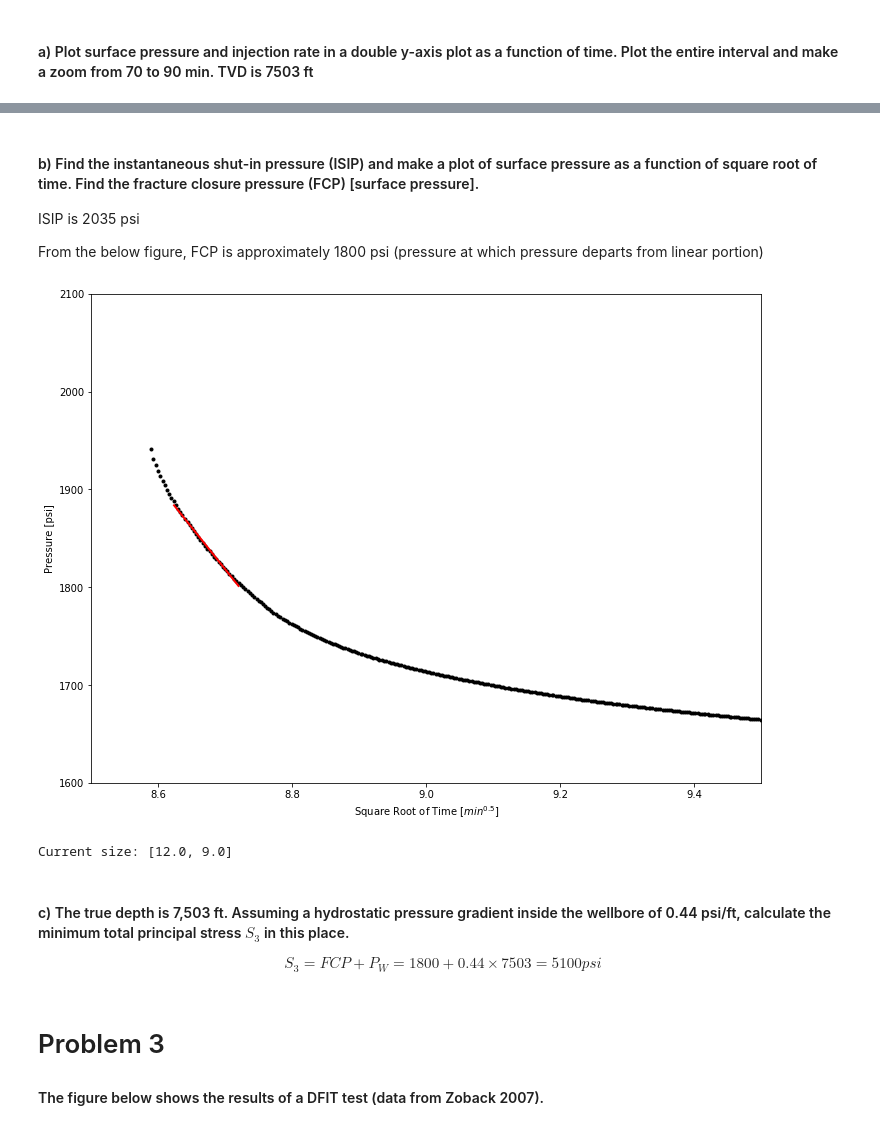
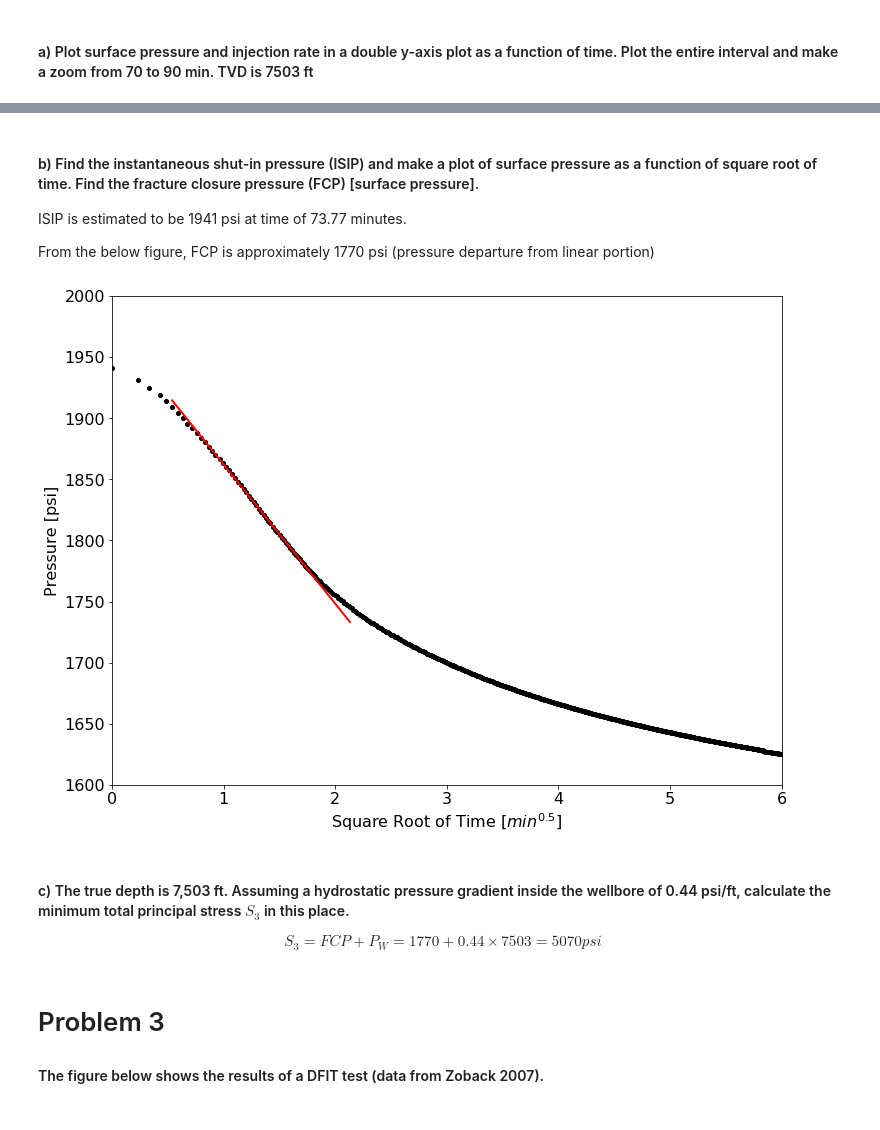
Before and after one commit to dnicolasespinoza/GeomechanicsJupyter, a Jupyter notebook: UndergradHomework/HW6/HW6 Solutions.ipynb, the cells around one changed output, grey strips where cells are left out. Cells and saved outputs as stored; diff of their text form; code cells hidden in the pictures.

```diff
--- a/UndergradHomework/HW6/HW6 Solutions.ipynb
+++ b/UndergradHomework/HW6/HW6 Solutions.ipynb
@@ -84,15 +84,17 @@ ax1.set_xlabel('Time')
 ax1.set_ylabel('Rate [bbl/min]', color='b')
 ax2.set_ylabel('Pressure [psi]', color='k')
 # Axis range
-plt.xlim([60, 120])
+plt.xlim([70, 120])
 ax1.set_ylim(0, 100)
 ax2.set_ylim(500, 2500)
 plt.show()
 # Get current figure size
 fig_size = plt.rcParams["figure.figsize"]
-print ("Current size:", fig_size)
+# print ("Current size:", fig_size)
 # Set figure size
 fig_size[0] = 12
 fig_size[1] = 9
 plt.rcParams["figure.figsize"] = fig_size
+# Set font size
+plt.rcParams.update({'font.size': 16})
 # %% [output]
@@ -115,9 +116,11 @@ ax2.set_ylim(500, 2500)
 plt.show()
 # Get current figure size
 fig_size = plt.rcParams["figure.figsize"]
-print ("Current size:", fig_size)
+# print ("Current size:", fig_size)
 # Set figure size
 fig_size[0] = 12
 fig_size[1] = 9
 plt.rcParams["figure.figsize"] = fig_size
+# Set font size
+plt.rcParams.update({'font.size': 16})
 # %% [output]
@@ -126,48 +128,51 @@ Current size: [12.0, 9.0]
 # %% [markdown]
 #### b) Find the instantaneous shut-in pressure (ISIP) and make a plot of surface pressure as a function of square root of time. Find the fracture closure pressure (FCP) [surface pressure].
 
-ISIP is 2035 psi
+ISIP is estimated to be 1941 psi at time of 73.77 minutes.
 
-From the below figure, FCP is approximately 1800 psi (pressure at which pressure departs from linear portion)
+From the below figure, FCP is approximately 1770 psi (pressure departure from linear portion)
 # %%
 import numpy as np
 import matplotlib.pyplot as plt
 
 # Segment of the data set to plot
 SQRT_Time1 = SQRT_Time.iloc[60:720]
 Pressure1 = Pressure.iloc[60:720]
-# Segment of the data set for calculating FCP
+# Segment of the data set where pressure varies linearly with time^0.5
 SQRT_Time2 = SQRT_Time.iloc[70:100]
 Pressure2 = Pressure.iloc[70:100]
+# Segment of the data set where we will plot the linear trend line
+SQRT_Time3 = SQRT_Time.iloc[65:140]
 
 # Plot data
-plt.plot(SQRT_Time1, Pressure1, 'ok',markersize=3)
-# Calculate the simple linear regression fit to find loading strain rate
+plt.plot(SQRT_Time1, Pressure1, 'ok',markersize=4)
+# Calculate the simple linear regression fit
 coefficients = np.polyfit(SQRT_Time2, Pressure2, 1)
 yy = np.poly1d(coefficients)
-# plot trendline
-plt.plot(SQRT_Time2,yy(SQRT_Time2),"-r",linewidth=2)
+# Plot trendline
+plt.plot(SQRT_Time3,yy(SQRT_Time3),"-r",linewidth=2)
 # Plot labels
 plt.xlabel('Square Root of Time [$min^{0.5}$]')
 plt.ylabel('Pressure [psi]', color='k')
 # Axis range
-plt.xlim([8.5, 9.5])
-plt.ylim([1600, 2100])
+plt.xlim([0, 6])
+plt.ylim([1600, 2000])
 plt.show()
 # Get current figure size
 fig_size = plt.rcParams["figure.figsize"]
-print ("Current size:", fig_size)
+# print ("Current size:", fig_size)
 # Set figure size
 fig_size[0] = 12
 fig_size[1] = 9
 plt.rcParams["figure.figsize"] = fig_size
+# Set font size
+plt.rcParams.update({'font.size': 16})
 # %% [output]
-[figure, old version]
+[figure, new version]
-Current size: [12.0, 9.0]
 # %% [markdown]
 #### c) The true depth is 7,503 ft. Assuming a hydrostatic pressure gradient inside the wellbore of 0.44 psi/ft, calculate the minimum total principal stress $S_3$ in this place.
 
-$$S_3=FCP+P_W=1800+0.44\times7503=5100 psi$$
+$$S_3=FCP+P_W=1770+0.44\times7503=5070 psi$$
 # %% [markdown]
 # Problem 3
 
```
Also changed, not shown: parts of 6 cells of this notebook, 2 other files.
